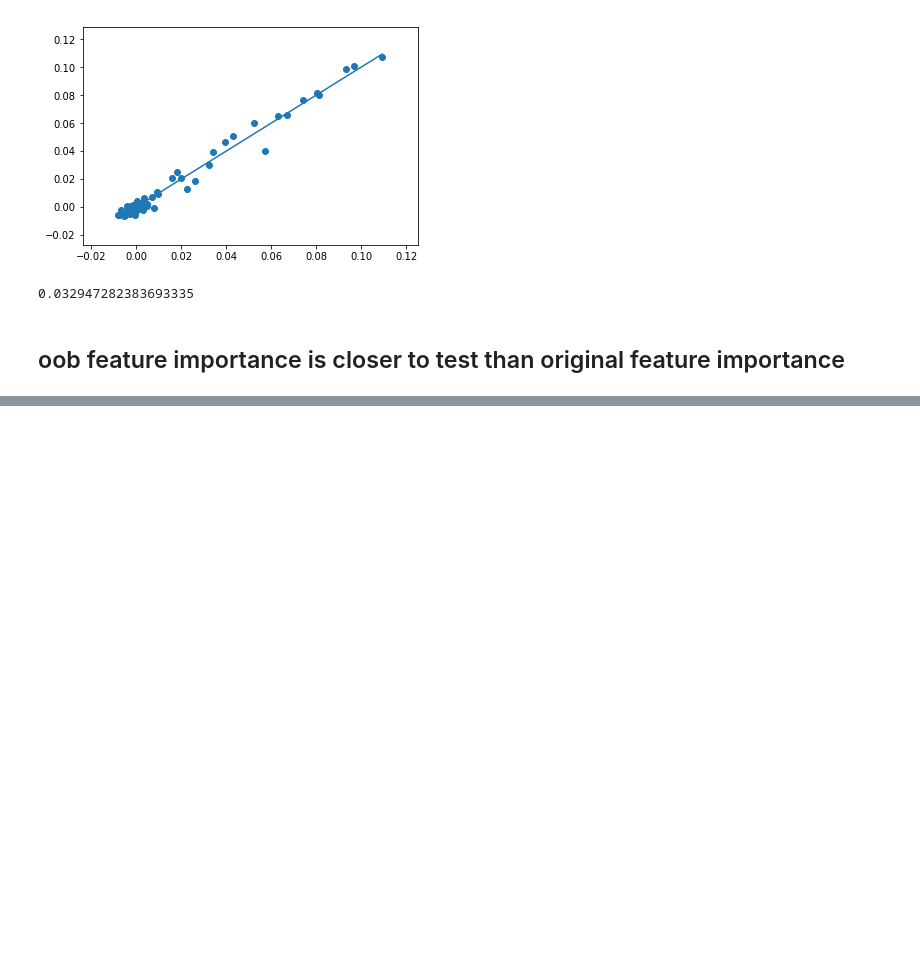
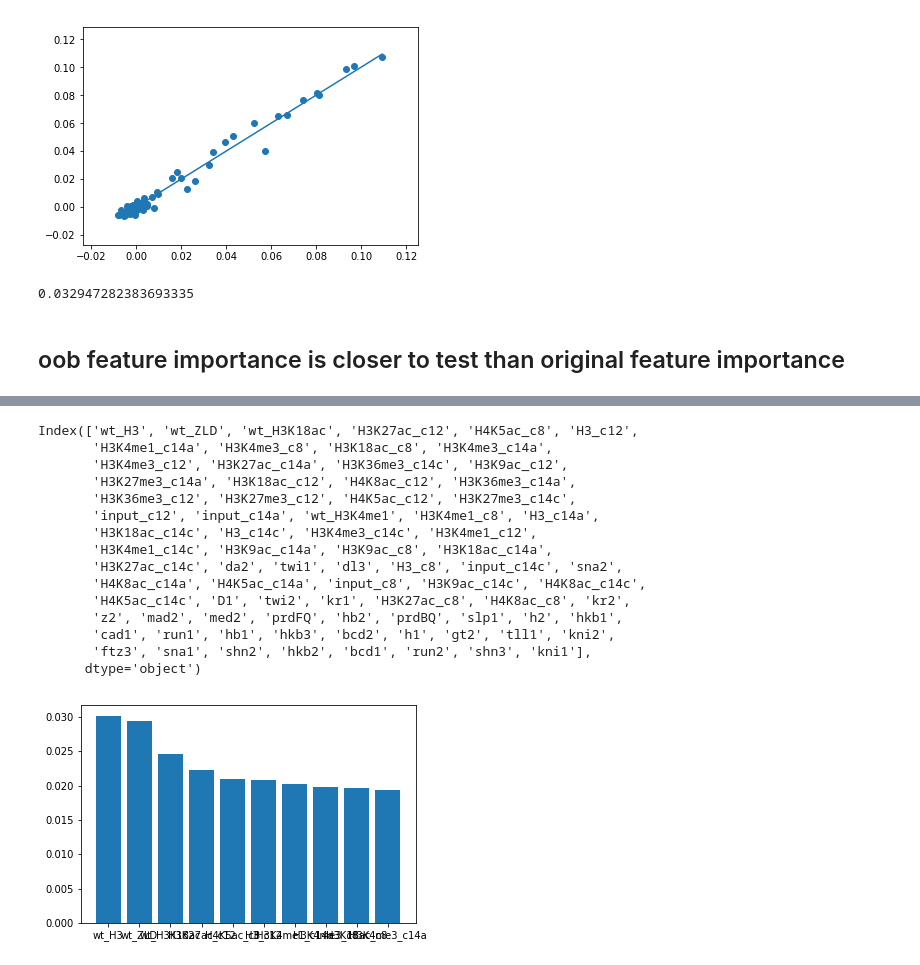
Before and after one commit to shifwang/RFmicroscope, a Jupyter notebook: demos/enhancer_example.ipynb, the cells around one changed output, grey strips where cells are left out. Drawn from its saved outputs; the diff is of its cells as text; code cells hidden in the pictures; blank space fills up the shorter version.

```diff
--- a/demos/enhancer_example.ipynb
+++ b/demos/enhancer_example.ipynb
@@ -148,0 +153,32 @@ np.sum((out - test_feature_importance) ** 2) / np.sum((rf.feature_importances_ -
+# %%
+data.iloc[:,-1] = np.random.permutation(data.iloc[:,-1])
+X_train, X_test, y_train, y_test = train_test_split(
+    np.array(data.iloc[:,:-1]), np.array(data.iloc[:,-1]), train_size=0.5,
+    random_state=2017)
+
+rf = RandomForestClassifier(
+    n_estimators=20, random_state=1231, bootstrap=True)
+
+rf.fit(X=X_train, y=y_train)
+ix = np.argsort(rf.feature_importances_ * -1)
+topk = 10
+plt.bar(x = np.arange(topk), height=rf.feature_importances_[ix][:topk])
+plt.xticks(ticks = np.arange(topk), labels=data.columns[ix[:topk]])
+print(data.columns[ix])
+# %% [output]
+Index(['wt_H3', 'wt_ZLD', 'wt_H3K18ac', 'H3K27ac_c12', 'H4K5ac_c8', 'H3_c12',
+       'H3K4me1_c14a', 'H3K4me3_c8', 'H3K18ac_c8', 'H3K4me3_c14a',
+       'H3K4me3_c12', 'H3K27ac_c14a', 'H3K36me3_c14c', 'H3K9ac_c12',
+       'H3K27me3_c14a', 'H3K18ac_c12', 'H4K8ac_c12', 'H3K36me3_c14a',
+       'H3K36me3_c12', 'H3K27me3_c12', 'H4K5ac_c12', 'H3K27me3_c14c',
+       'input_c12', 'input_c14a', 'wt_H3K4me1', 'H3K4me1_c8', 'H3_c14a',
+       'H3K18ac_c14c', 'H3_c14c', 'H3K4me3_c14c', 'H3K4me1_c12',
+       'H3K4me1_c14c', 'H3K9ac_c14a', 'H3K9ac_c8', 'H3K18ac_c14a',
+       'H3K27ac_c14c', 'da2', 'twi1', 'dl3', 'H3_c8', 'input_c14c', 'sna2',
+       'H4K8ac_c14a', 'H4K5ac_c14a', 'input_c8', 'H3K9ac_c14c', 'H4K8ac_c14c',
+       'H4K5ac_c14c', 'D1', 'twi2', 'kr1', 'H3K27ac_c8', 'H4K8ac_c8', 'kr2',
+       'z2', 'mad2', 'med2', 'prdFQ', 'hb2', 'prdBQ', 'slp1', 'h2', 'hkb1',
+       'cad1', 'run1', 'hb1', 'hkb3', 'bcd2', 'h1', 'gt2', 'tll1', 'kni2',
+       'ftz3', 'sna1', 'shn2', 'hkb2', 'bcd1', 'run2', 'shn3', 'kni1'],
+      dtype='object')
+[figure, added]
```
Also changed, not shown: parts of 4 cells of this notebook.
